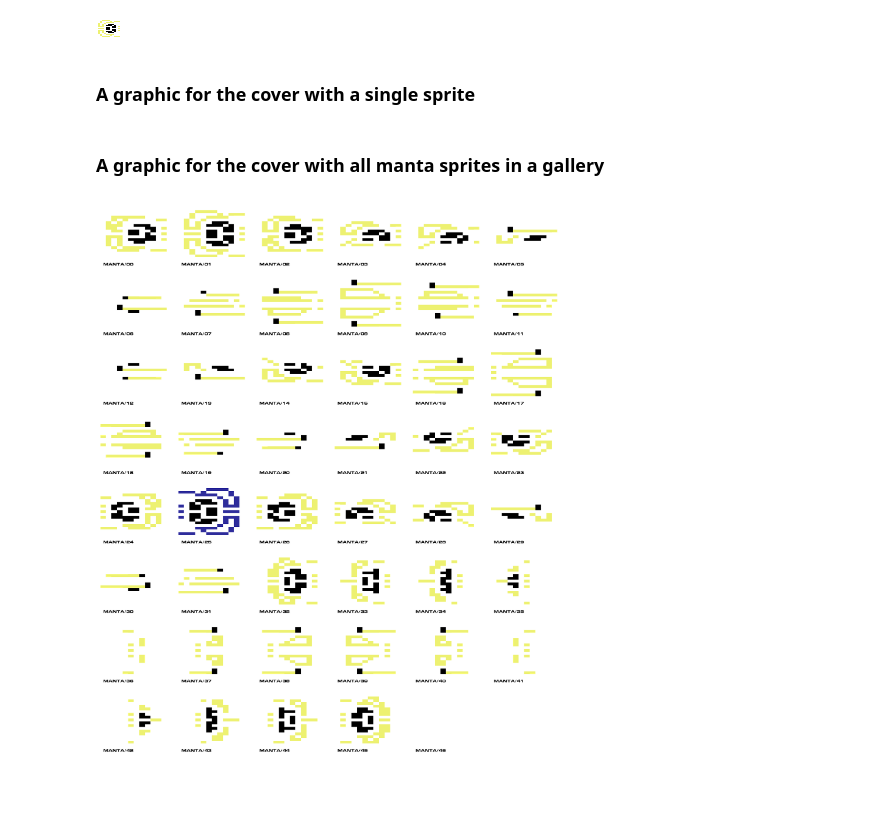
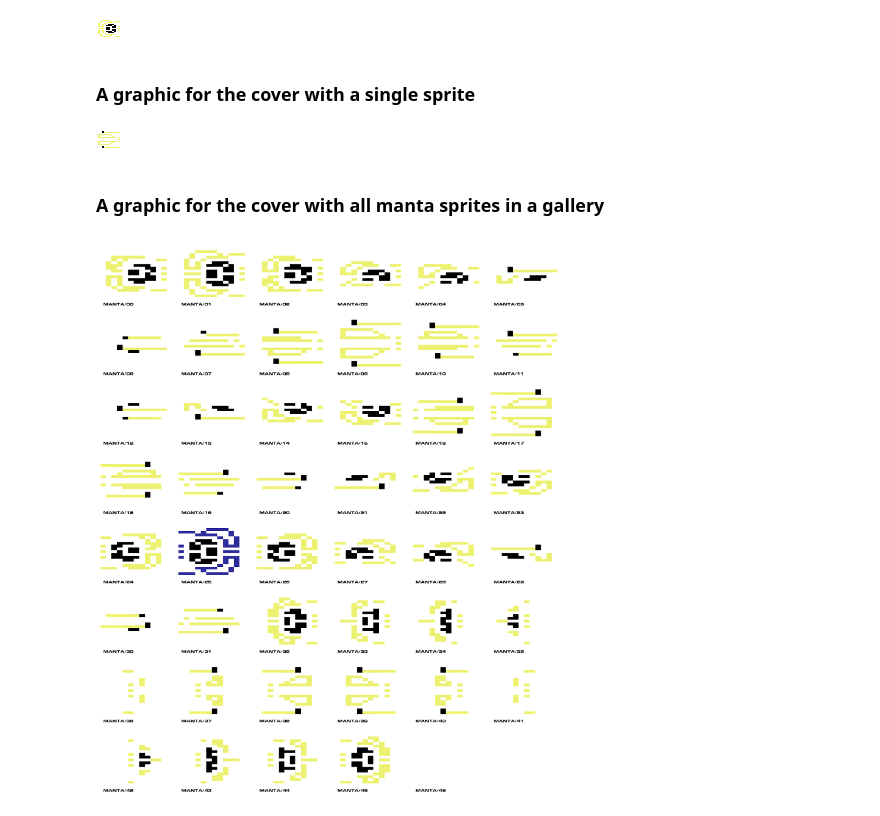
Before and after one commit to mwenge/UridiumFraktion, a Jupyter notebook: notebooks/Cover Art - Ideas.ipynb, the cells around one changed output. Cells and saved outputs as stored; diff of their text form; code cells hidden in the pictures; blank space fills up the shorter version.

```diff
--- a/notebooks/Cover Art - Ideas.ipynb
+++ b/notebooks/Cover Art - Ideas.ipynb
@@ -87,5 +87,9 @@ sprite_images[1]
 [figure]
 # %% [markdown]
 ### A graphic for the cover with a single sprite
+# %%
+sprite_images[9]
+# %% [output]
+[figure, added]
 # %%
 SCALE_FACTOR = 200
```
Also changed, not shown: parts of 1 cell of this notebook, 3 other files.
